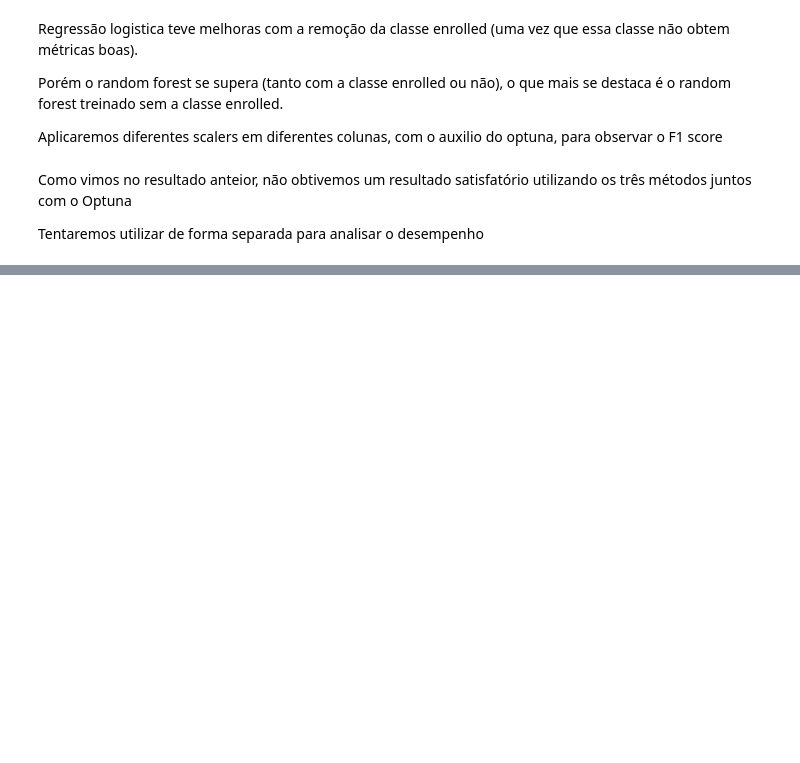
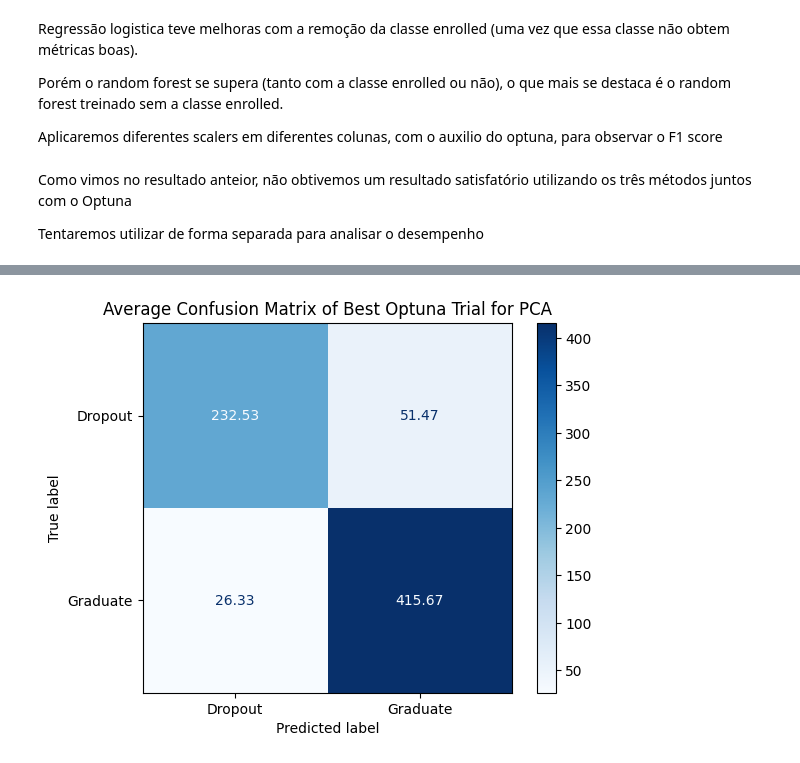
Before and after one commit to willshobwish/introducao-a-ciencia-de-dados, a Jupyter notebook: project/v3/final.ipynb, the cells around one changed output, grey strips where cells are left out. Saved outputs shown, nothing was run; the diff lists cells and outputs as text; code cells hidden in the pictures; blank space fills up the shorter version.

```diff
--- a/project/v3/final.ipynb
+++ b/project/v3/final.ipynb
@@ -381,0 +503,87 @@ Utilização de diversos scalers em diversas colunas
+# %%
+import pandas as pd
+import numpy as np
+import optuna
+from sklearn.decomposition import PCA
+from sklearn.pipeline import Pipeline
+from sklearn.ensemble import RandomForestClassifier
+from sklearn.preprocessing import LabelEncoder
+from sklearn.model_selection import train_test_split
+from sklearn.metrics import f1_score, classification_report, confusion_matrix, ConfusionMatrixDisplay
+import matplotlib.pyplot as plt
+
+# === Load the dataset ===
+df = pd.read_csv('predict_students_dropout_and_academic_success.csv')
+df = df[df["Target"] != "Enrolled"]
+
+X = df.iloc[:, :-1]
+y = df.iloc[:, -1]
+
+le = LabelEncoder()
+y = le.fit_transform(y)
+
+# === Load the study ===
+study = optuna.load_study(
+    study_name="no-name-4edeb741-7c80-4857-9a8a-47563ca4f188",
+    storage="sqlite:///pca.db"
+)
+
+best_params = study.best_trial.params
+
+# === Reconstruct the pipeline using the best params ===
+n_components = best_params["pca__n_components"]
+svd_solver = best_params["pca__svd_solver"]
+whiten = best_params["pca__whiten"]
+
+# Adjust if using arpack
+if svd_solver == "arpack":
+    n_components = min(n_components, X.shape[1] - 1)
+
+pca = PCA(
+    n_components=n_components,
+    svd_solver=svd_solver,
+    whiten=whiten
+)
+
+model = RandomForestClassifier()
+
+pipe = Pipeline([
+    ("pca", pca),
+    ("classifier", model)
+])
+
+# === Evaluation over 15 runs ===
+dropout_scores = []
+conf_matrix_total = np.zeros((len(le.classes_), len(le.classes_)))
+
+for index in range(15):
+    X_train, X_test, y_train, y_test = train_test_split(
+        X, y, test_size=0.2, stratify=y, random_state=index  # ensure reproducibility
+    )
+
+    pipe.fit(X_train, y_train)
+    preds = pipe.predict(X_test)
+
+    f1_score_per_class = f1_score(y_test, preds, average=None)
+    dropout_index = le.transform(["Dropout"])[0]
+    dropout_f1_score = f1_score_per_class[dropout_index]
+    dropout_scores.append(dropout_f1_score)
+
+    cm = confusion_matrix(y_test, preds, labels=np.arange(len(le.classes_)))
+    conf_matrix_total += cm
+
+    print(f"Iteration {index+1} - Dropout F1 Score: {dropout_f1_score:.4f}")
+
+# === Summary ===
+print("\n=== Summary over 15 iterations ===")
+print(f"Mean Dropout F1 Score: {np.mean(dropout_scores):.4f}")
+print(f"Std Dev: {np.std(dropout_scores):.4f}")
+print(f"Min: {np.min(dropout_scores):.4f}, Max: {np.max(dropout_scores):.4f}")
+
+# === Plot averaged confusion matrix ===
+avg_conf_matrix = conf_matrix_total / 15
+disp = ConfusionMatrixDisplay(confusion_matrix=avg_conf_matrix, display_labels=le.classes_)
+disp.plot(cmap="Blues", values_format=".2f")
+plt.title("Average Confusion Matrix of Best Optuna Trial for PCA")
+plt.show()
+# %% [output]
@@ -381,0 +610 @@ Utilização de diversos scalers em diversas colunas
+[figure, added]
```
Also changed, not shown: parts of 11 cells of this notebook, 6 other files.
